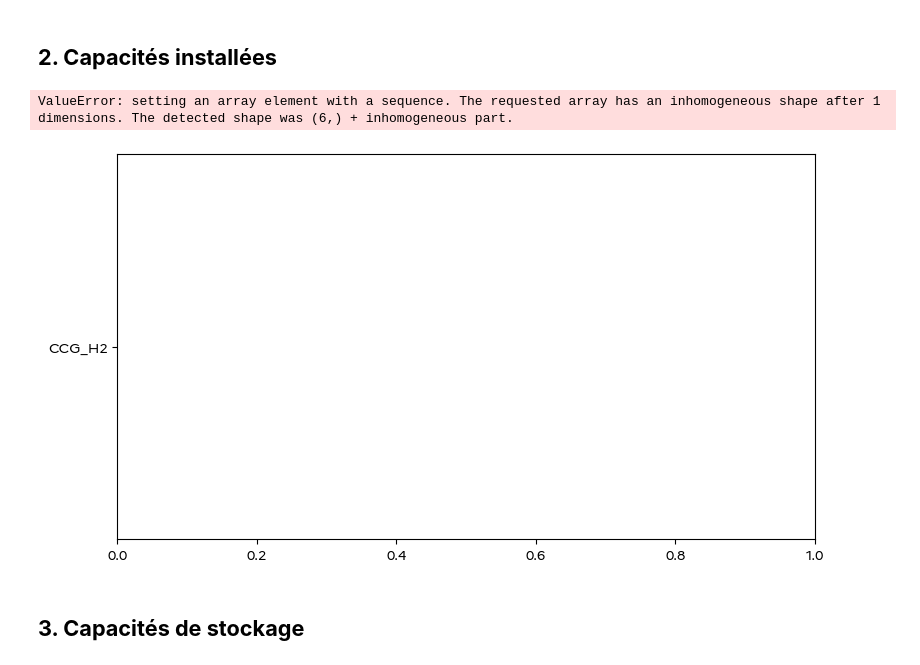
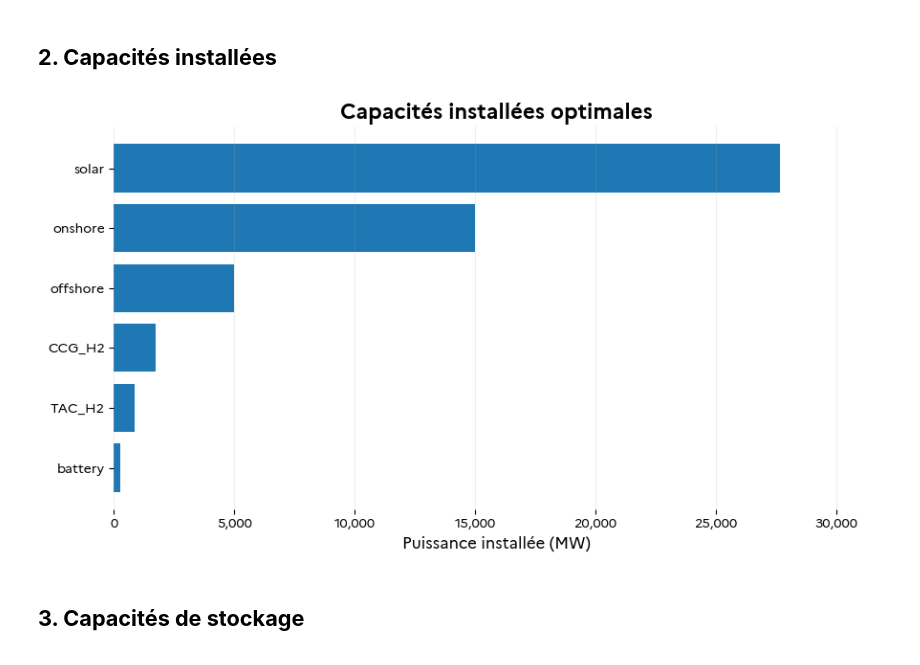
Before and after one commit to alextonon/ETE305_Optimization_Study, a Jupyter notebook: analysis.ipynb, the cells around one changed output. Drawn from its saved outputs; the diff is of its cells as text; code cells hidden in the pictures.

Commit message:
code annuel ok et rapide

```diff
--- a/analysis.ipynb
+++ b/analysis.ipynb
@@ -127,24 +127,22 @@ import os
 # ------------------------
 # Lecture du JSON
 # ------------------------
-with open("parc_annuel.json", "r") as f:
+with open("parc_resultats.json", "r") as f:
     parc = json.load(f)
 
-# ------------------------
-# Capacités hebdomadaires
-# ------------------------
-data = parc["capacites_hebdomadaires_MW"].copy()
+data = parc["capacites_MW"].copy()
 
 # ------------------------
-# Ajout H2 CCG + TAC (si présent)
+# AJOUT H2 CCG + TAC
 # ------------------------
-if "H2_running" in parc:
+if "H2" in parc:
+
     # ⚠️ adapte ces valeurs à ton modèle
     Pmax_CCG_unite = 430  # MW par unité CCG
     Pmax_TAC_unite = 85   # MW par unité TAC
 
-    nb_CCG = parc["H2_running"]["CCG"][-1]
-    nb_TAC = parc["H2_running"]["TAC"]
+    nb_CCG = parc["H2"]["CCG"]["nombre_installees"]
+    nb_TAC = parc["H2"]["TAC"]["nombre_installees"]
 
     data["CCG_H2"] = nb_CCG * Pmax_CCG_unite
     data["TAC_H2"] = nb_TAC * Pmax_TAC_unite
@@ -162,7 +160,7 @@ icons = {
 }
 
 # ------------------------
-# Fonction ajout icône
+# Fonction icône
 # ------------------------
 def add_icon(ax, x, y, icon_path, zoom=0.08):
     if not os.path.exists(icon_path):
@@ -177,44 +175,43 @@ def add_icon(ax, x, y, icon_path, zoom=0.08):
     ax.add_artist(ab)
 
 # ------------------------
-# Préparation des données pour le plot
+# Préparation données
 # ------------------------
 labels = list(data.keys())
 values = list(data.values())
 
-# Tri par valeur croissante
+
+
 labels, values = zip(*sorted(zip(labels, values), key=lambda t: t[1]))
 
 # ------------------------
-# Création du plot
+# Plot
 # ------------------------
 fig, ax = plt.subplots(figsize=(9, 5))
 
 bars = ax.barh(labels, values)
 
 ax.set_title("Capacités installées optimales", fontweight="bold")
 ax.set_xlabel("Puissance installée (MW)")
 ax.xaxis.set_major_formatter(mtick.StrMethodFormatter("{x:,.0f}"))
 
-# Position des icônes à gauche des barres
+# Icônes
 xmin, xmax = ax.get_xlim()
 icon_x = xmin + (xmax - xmin) * 0.02
 
 for y, label in enumerate(labels):
     add_icon(ax, icon_x, y, icons.get(label, ""), zoom=0.07)
 
 ax.margins(x=0.15)
 ax.grid(axis="x", alpha=0.2)
 
-# Masquer les spines
 for spine in ax.spines.values():
     spine.set_visible(False)
 
 plt.tight_layout()
 plt.show()
 # %% [output]
-ValueError: setting an array element with a sequence. The requested array has an inhomogeneous shape after 1 dimensions. The detected shape was (6,) + inhomogeneous part.
-[figure, old version]
+[figure, new version]
 # %% [markdown]
 ## **3. Capacités de stockage**
 # %%
```
Also changed, not shown: parts of 3 cells of this notebook, 3 other files.
